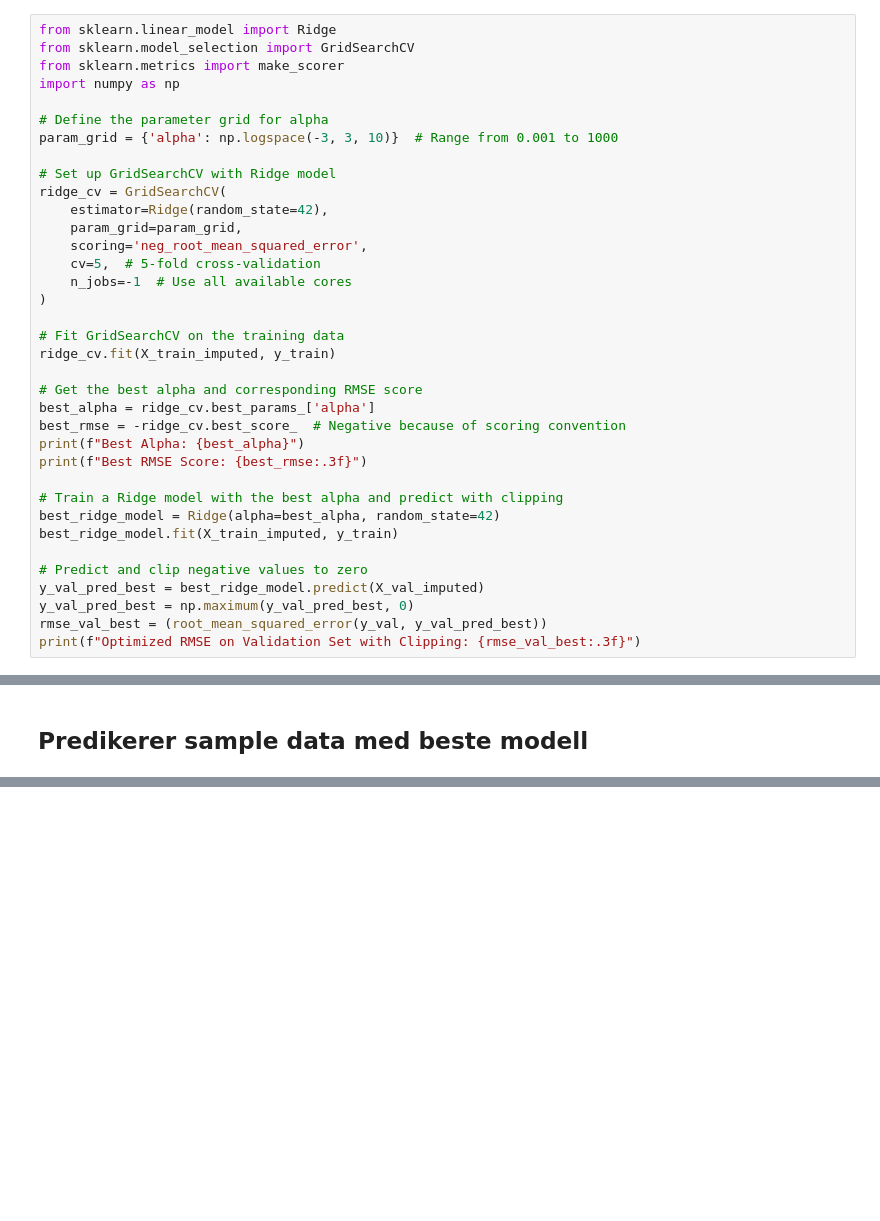
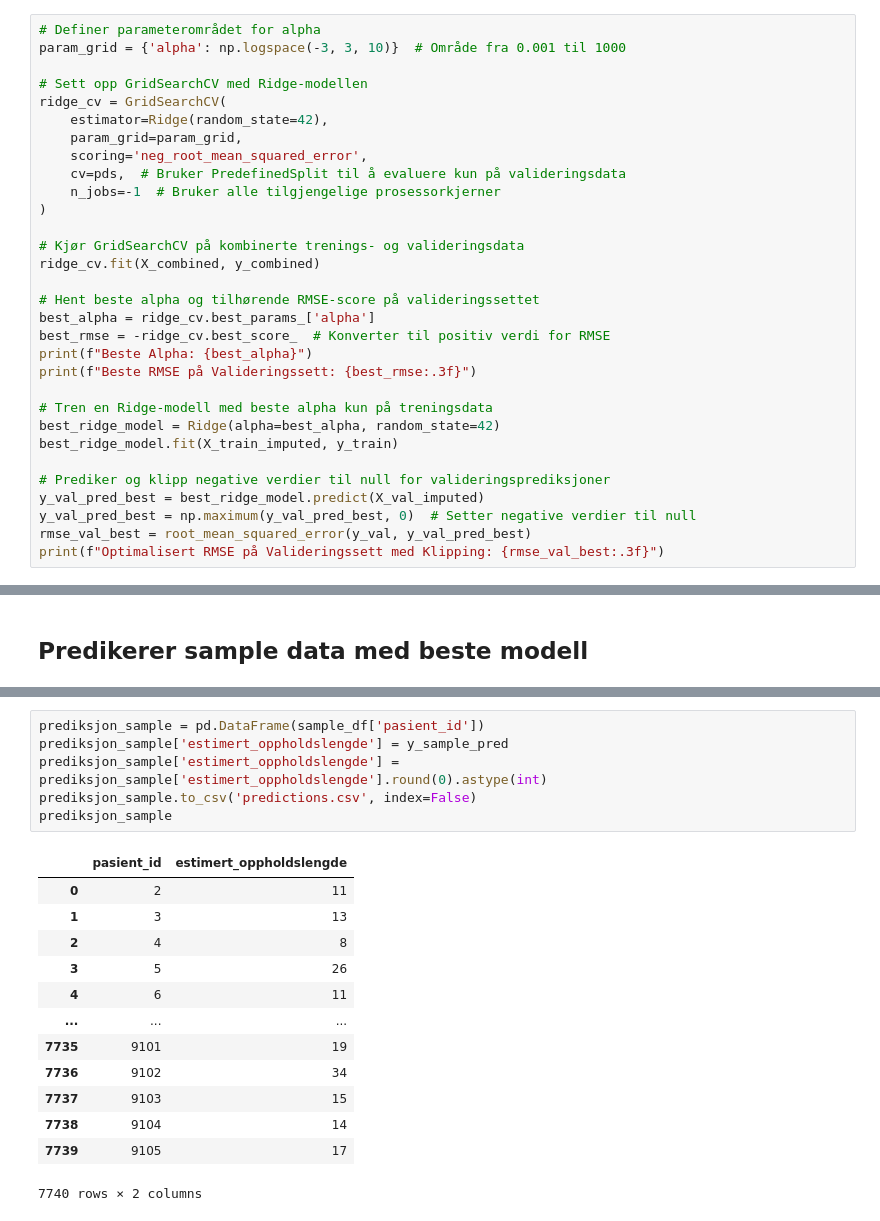
Before and after one commit to JakobBerg-Projects/Data-Science-Sykehusopphold, a Jupyter notebook: src/imputering og modellering.ipynb, the cells around one changed output, grey strips where cells are left out. Cells and saved outputs as stored; diff of their text form; blank space fills up the shorter version.

```diff
--- a/src/imputering og modellering.ipynb
+++ b/src/imputering og modellering.ipynb
@@ -252,39 +326,34 @@ RMSE on Validation Set (Ridge with Clipping): 20.532
 # %% [markdown]
 ## Finner best Alpha for Ridge
 # %%
-from sklearn.linear_model import Ridge
-from sklearn.model_selection import GridSearchCV
-from sklearn.metrics import make_scorer
-import numpy as np
+# Definer parameterområdet for alpha
+param_grid = {'alpha': np.logspace(-3, 3, 10)}  # Område fra 0.001 til 1000
 
-# Define the parameter grid for alpha
-param_grid = {'alpha': np.logspace(-3, 3, 10)}  # Range from 0.001 to 1000
-
-# Set up GridSearchCV with Ridge model
+# Sett opp GridSearchCV med Ridge-modellen
 ridge_cv = GridSearchCV(
     estimator=Ridge(random_state=42),
     param_grid=param_grid,
     scoring='neg_root_mean_squared_error',
-    cv=5,  # 5-fold cross-validation
-    n_jobs=-1  # Use all available cores
+    cv=pds,  # Bruker PredefinedSplit til å evaluere kun på valideringsdata
+    n_jobs=-1  # Bruker alle tilgjengelige prosessorkjerner
 )
 
-# Fit GridSearchCV on the training data
-ridge_cv.fit(X_train_imputed, y_train)
+# Kjør GridSearchCV på kombinerte trenings- og valideringsdata
+ridge_cv.fit(X_combined, y_combined)
 
-# Get the best alpha and corresponding RMSE score
+# Hent beste alpha og tilhørende RMSE-score på valideringssettet
 best_alpha = ridge_cv.best_params_['alpha']
-best_rmse = -ridge_cv.best_score_  # Negative because of scoring convention
-print(f"Best Alpha: {best_alpha}")
-print(f"Best RMSE Score: {best_rmse:.3f}")
+best_rmse = -ridge_cv.best_score_  # Konverter til positiv verdi for RMSE
+print(f"Beste Alpha: {best_alpha}")
+print(f"Beste RMSE på Valideringssett: {best_rmse:.3f}")
 
-# Train a Ridge model with the best alpha and predict with clipping
+# Tren en Ridge-modell med beste alpha kun på treningsdata
 best_ridge_model = Ridge(alpha=best_alpha, random_state=42)
 best_ridge_model.fit(X_train_imputed, y_train)
 
-# Predict and clip negative values to zero
+# Prediker og klipp negative verdier til null for valideringsprediksjoner
 y_val_pred_best = best_ridge_model.predict(X_val_imputed)
-y_val_pred_best = np.maximum(y_val_pred_best, 0)
-rmse_val_best = (root_mean_squared_error(y_val, y_val_pred_best))
-print(f"Optimized RMSE on Validation Set with Clipping: {rmse_val_best:.3f}")
+y_val_pred_best = np.maximum(y_val_pred_best, 0)  # Setter negative verdier til null
+rmse_val_best = root_mean_squared_error(y_val, y_val_pred_best)
+print(f"Optimalisert RMSE på Valideringssett med Klipping: {rmse_val_best:.3f}")
 # %% [output]
@@ -615,0 +624,20 @@ fig.show()
+# %%
+prediksjon_sample = pd.DataFrame(sample_df['pasient_id'])
+prediksjon_sample['estimert_oppholdslengde'] = y_sample_pred
+prediksjon_sample['estimert_oppholdslengde'] = prediksjon_sample['estimert_oppholdslengde'].round(0).astype(int)
+prediksjon_sample.to_csv('predictions.csv', index=False)
+prediksjon_sample
+# %% [output]
+|  | pasient_id | estimert_oppholdslengde |
+| 0 | 2 | 11 |
+| 1 | 3 | 13 |
+| 2 | 4 | 8 |
+| 3 | 5 | 26 |
+| 4 | 6 | 11 |
+| ... | ... | ... |
+| 7735 | 9101 | 19 |
+| 7736 | 9102 | 34 |
+| 7737 | 9103 | 15 |
+| 7738 | 9104 | 14 |
+| 7739 | 9105 | 17 |
+7740 rows × 2 columns
```
Also changed, not shown: parts of 37 cells of this notebook, 10 other files.
